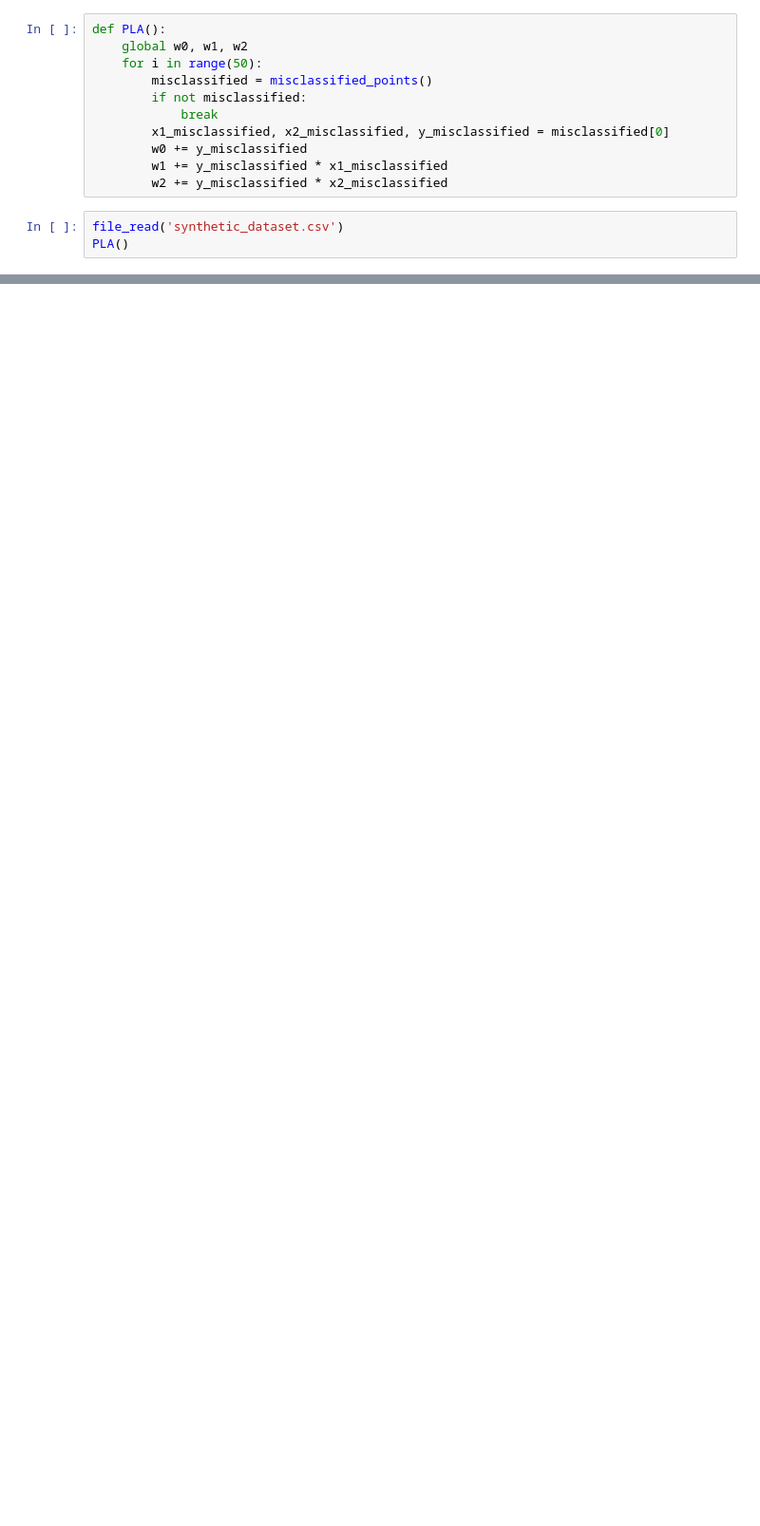
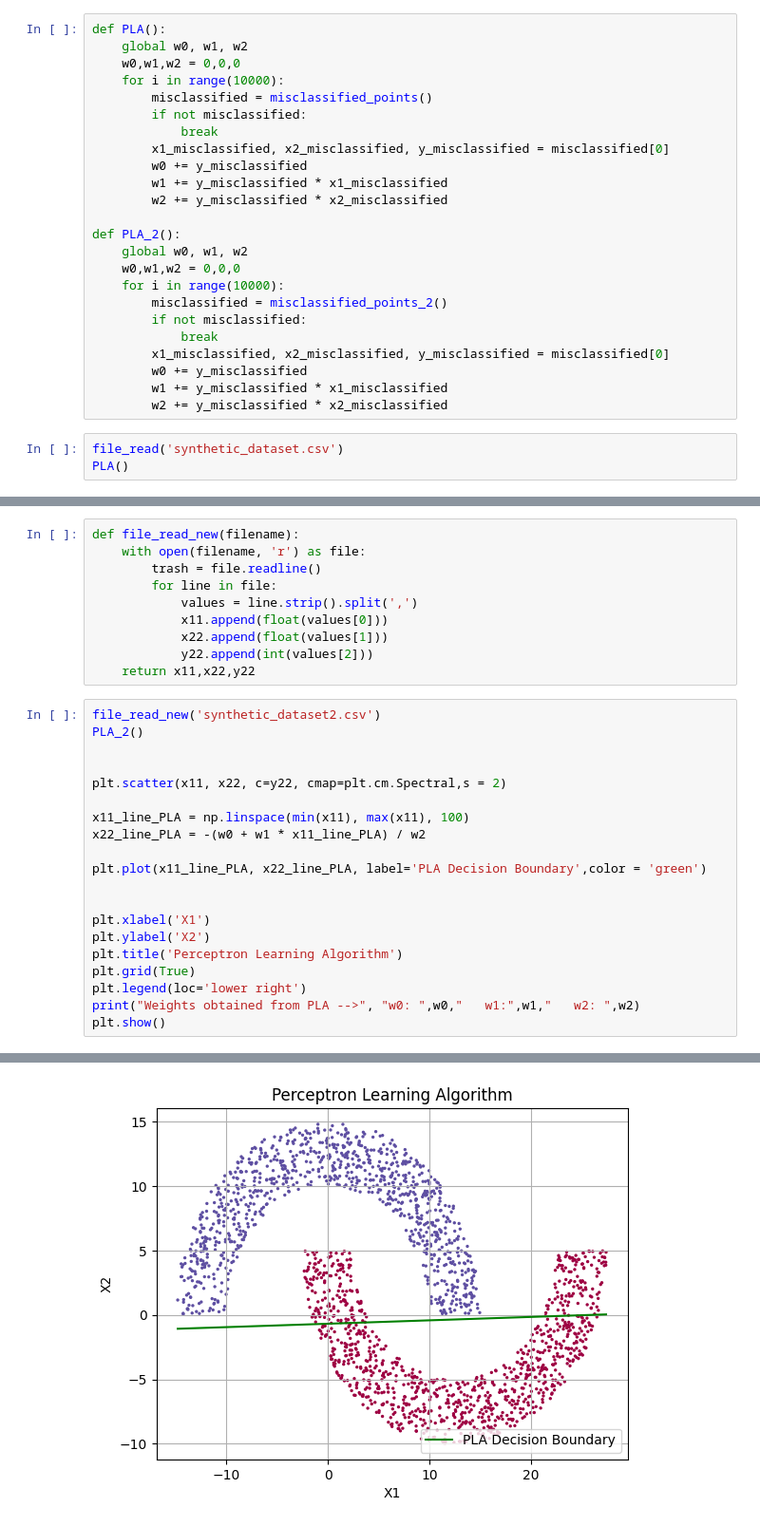
Before and after one commit to kurav/CMPE257-Fall23-Varshith-Kura, a Jupyter notebook: Homework_2_Task_2.ipynb, the cells around one changed output, grey strips where cells are left out. Shown: that part at 95% size. Cells and saved outputs as stored; diff of their text form; blank space fills up the shorter version.

```diff
--- a/Homework_2_Task_2.ipynb
+++ b/Homework_2_Task_2.ipynb
@@ -94,7 +97,8 @@ def misclassified_points():
 # %%
 def PLA():
     global w0, w1, w2
-    for i in range(50):
+    w0,w1,w2 = 0,0,0
+    for i in range(10000):
         misclassified = misclassified_points()
         if not misclassified:
             break
@@ -102,6 +106,18 @@ def PLA():
         w0 += y_misclassified
         w1 += y_misclassified * x1_misclassified
         w2 += y_misclassified * x2_misclassified
+
+def PLA_2():
+    global w0, w1, w2
+    w0,w1,w2 = 0,0,0
+    for i in range(10000):
+        misclassified = misclassified_points_2()
+        if not misclassified:
+            break
+        x1_misclassified, x2_misclassified, y_misclassified = misclassified[0]
+        w0 += y_misclassified
+        w1 += y_misclassified * x1_misclassified
+        w2 += y_misclassified * x2_misclassified
 # %%
 file_read('synthetic_dataset.csv')
 PLA()
@@ -206,0 +198,31 @@ plt.show()
+# %%
+def file_read_new(filename):
+    with open(filename, 'r') as file:
+        trash = file.readline()
+        for line in file:
+            values = line.strip().split(',')
+            x11.append(float(values[0]))
+            x22.append(float(values[1]))
+            y22.append(int(values[2]))
+    return x11,x22,y22
+# %%
+file_read_new('synthetic_dataset2.csv')
+PLA_2()
+
+
+plt.scatter(x11, x22, c=y22, cmap=plt.cm.Spectral,s = 2)
+
+x11_line_PLA = np.linspace(min(x11), max(x11), 100)
+x22_line_PLA = -(w0 + w1 * x11_line_PLA) / w2
+
+plt.plot(x11_line_PLA, x22_line_PLA, label='PLA Decision Boundary',color = 'green')
+
+
+plt.xlabel('X1')
+plt.ylabel('X2')
+plt.title('Perceptron Learning Algorithm')
+plt.grid(True)
+plt.legend(loc='lower right')
+print("Weights obtained from PLA -->", "w0: ",w0,"   w1:",w1,"   w2: ",w2)
+plt.show()
+# %% [output]
@@ -206,0 +230 @@ plt.show()
+[figure, added]
```
Also changed, not shown: parts of 13 cells of this notebook.
